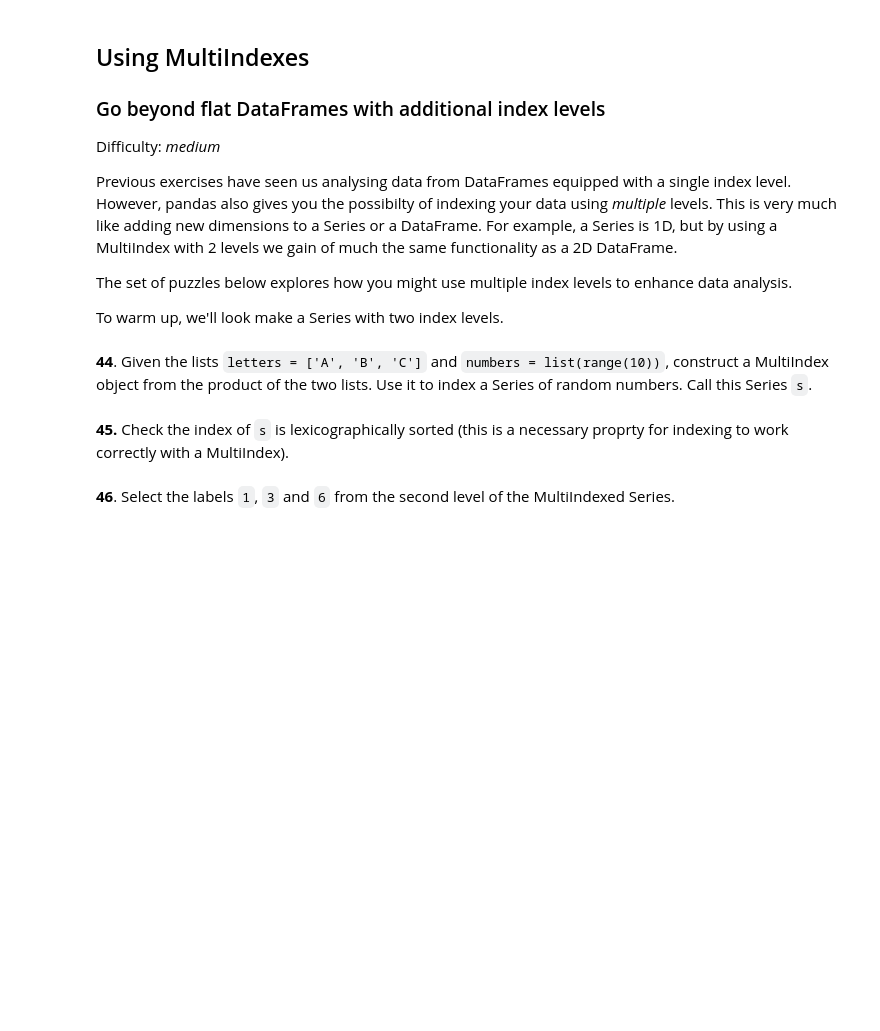
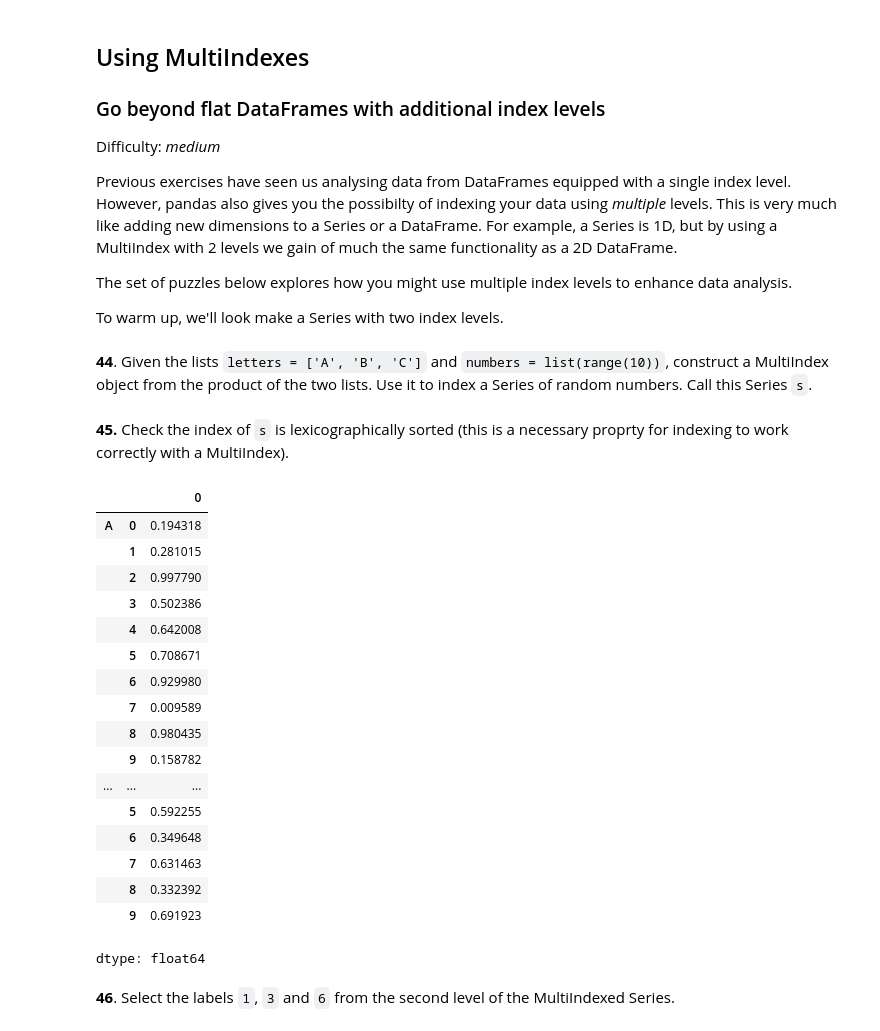
Before and after one commit to KummariJahnavi61/100-pandas-puzzles, a Jupyter notebook: 100-pandas-puzzles.ipynb, the cells around one changed output. Drawn from its saved outputs; the diff is of its cells as text; code cells hidden in the pictures; blank space fills up the shorter version.

```diff
--- a/100-pandas-puzzles.ipynb
+++ b/100-pandas-puzzles.ipynb
@@ -897,4 +894,25 @@ To warm up, we'll look make a Series with two index levels.
 # %% [markdown]
 **45.** Check the index of `s` is lexicographically sorted (this is a necessary proprty for indexing to work correctly with a MultiIndex).
+# %%
+s.sort_index()
+# %% [output]
+|  |  | 0 |
+| A | 0 | 0.194318 |
+|  | 1 | 0.281015 |
+|  | 2 | 0.997790 |
+|  | 3 | 0.502386 |
+|  | 4 | 0.642008 |
+|  | 5 | 0.708671 |
+|  | 6 | 0.929980 |
+|  | 7 | 0.009589 |
+|  | 8 | 0.980435 |
+|  | 9 | 0.158782 |
+| ... | ... | ... |
+|  | 5 | 0.592255 |
+|  | 6 | 0.349648 |
+|  | 7 | 0.631463 |
+|  | 8 | 0.332392 |
+|  | 9 | 0.691923 |
+dtype: float64
 # %% [markdown]
 **46**. Select the labels `1`, `3` and `6` from the second level of the MultiIndexed Series.
```
Also changed, not shown: parts of 21 cells of this notebook.
